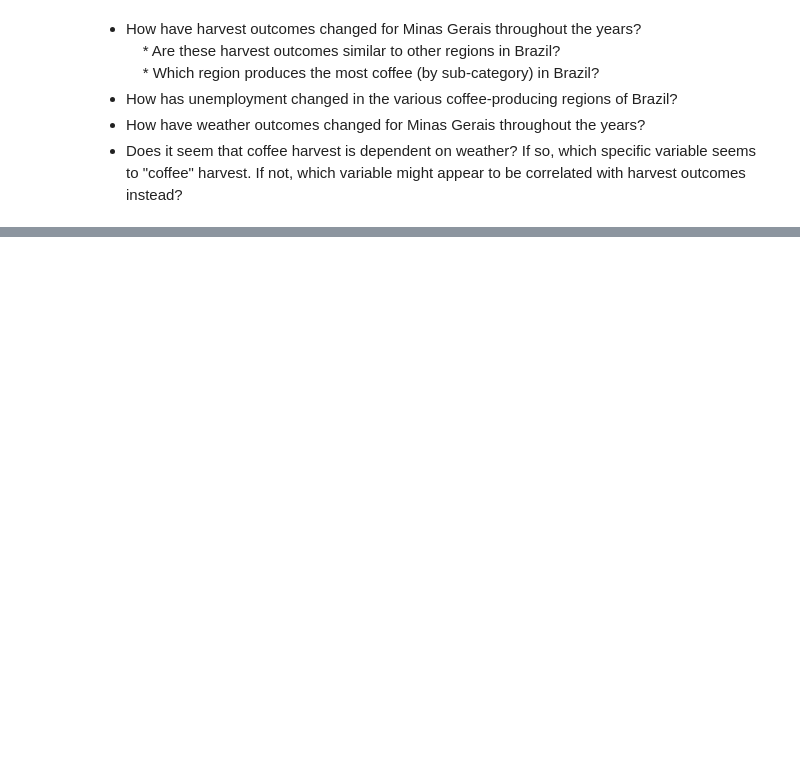
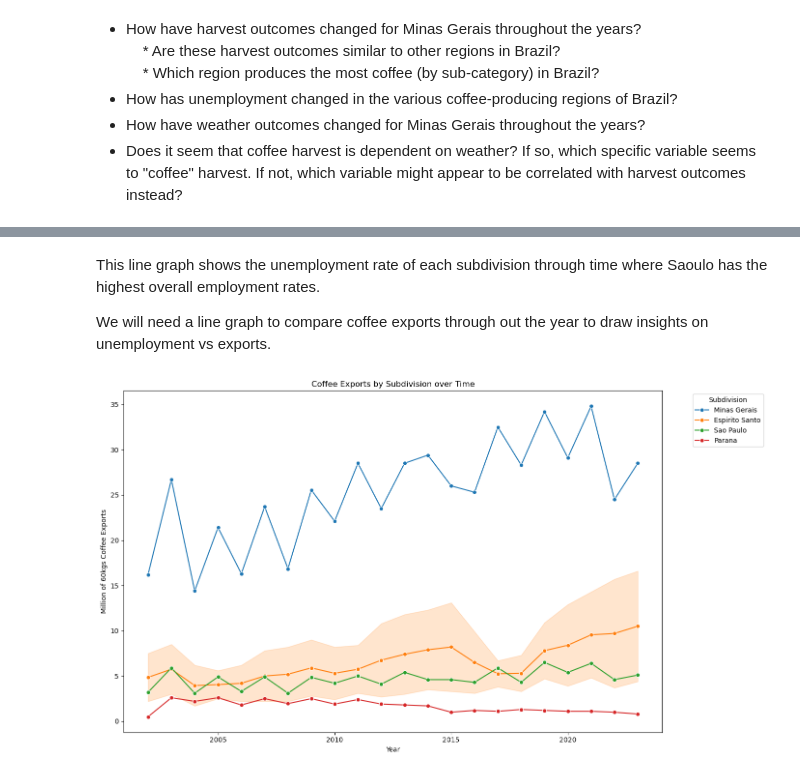
Before and after one commit to jweng8900/TLAB--Weather_API, a Jupyter notebook: notebooks/explore_weather.ipynb, the cells around one changed output, grey strips where cells are left out. Drawn from its saved outputs; the diff is of its cells as text; code cells hidden in the pictures; blank space fills up the shorter version.

```diff
--- a/notebooks/explore_weather.ipynb
+++ b/notebooks/explore_weather.ipynb
@@ -37,0 +51,15 @@ Minas Gerais
+# %% [markdown]
+This line graph shows the unemployment rate of each subdivision through time where Saoulo has the highest overall employment rates.
+
+We will need a line graph to compare coffee exports through out the year to draw insights on unemployment vs exports.
+# %%
+plt.figure(figsize=(14, 8))
+sns.lineplot(data=br_df, x='year', y='million_60kgs_bag', hue='subdivision', marker='o')
+plt.title('Coffee Exports by Subdivision over Time')
+plt.xlabel('Year')
+plt.ylabel('Million of 60kgs Coffee Exports')
+plt.legend(title='Subdivision', bbox_to_anchor=(1.05, 1), loc='upper left')
+plt.tight_layout()
+plt.show()
+# %% [output]
+[figure, added]
```
Also changed, not shown: parts of 9 cells of this notebook, 2 other files.
